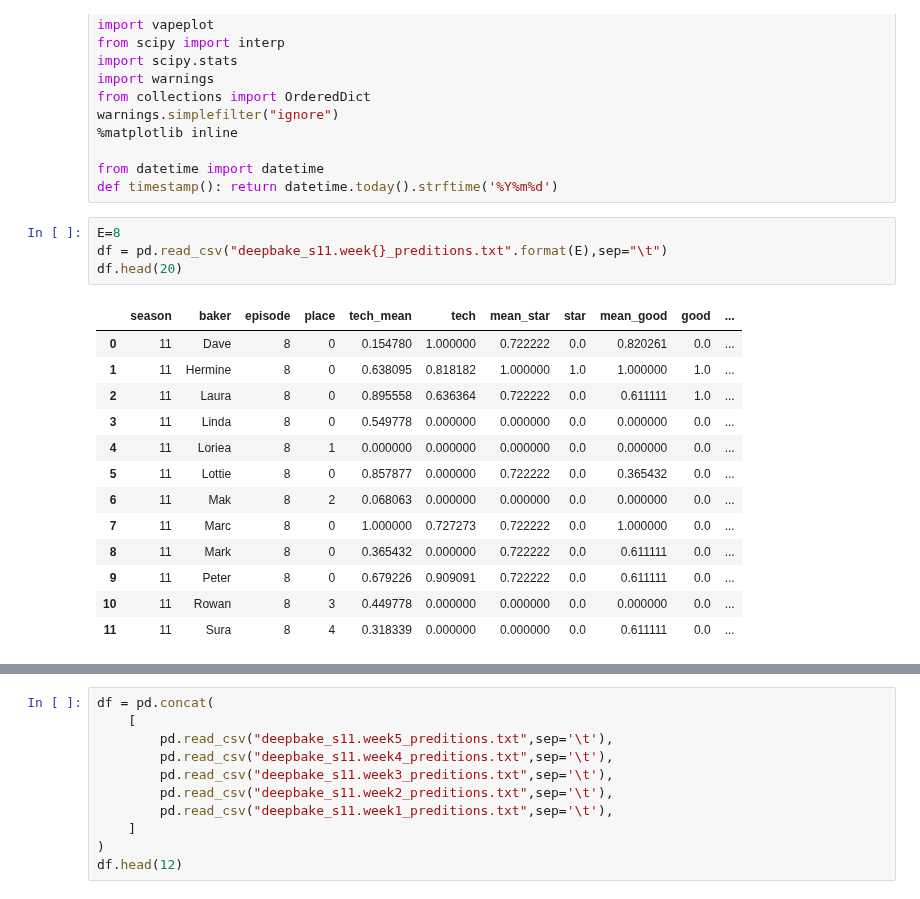
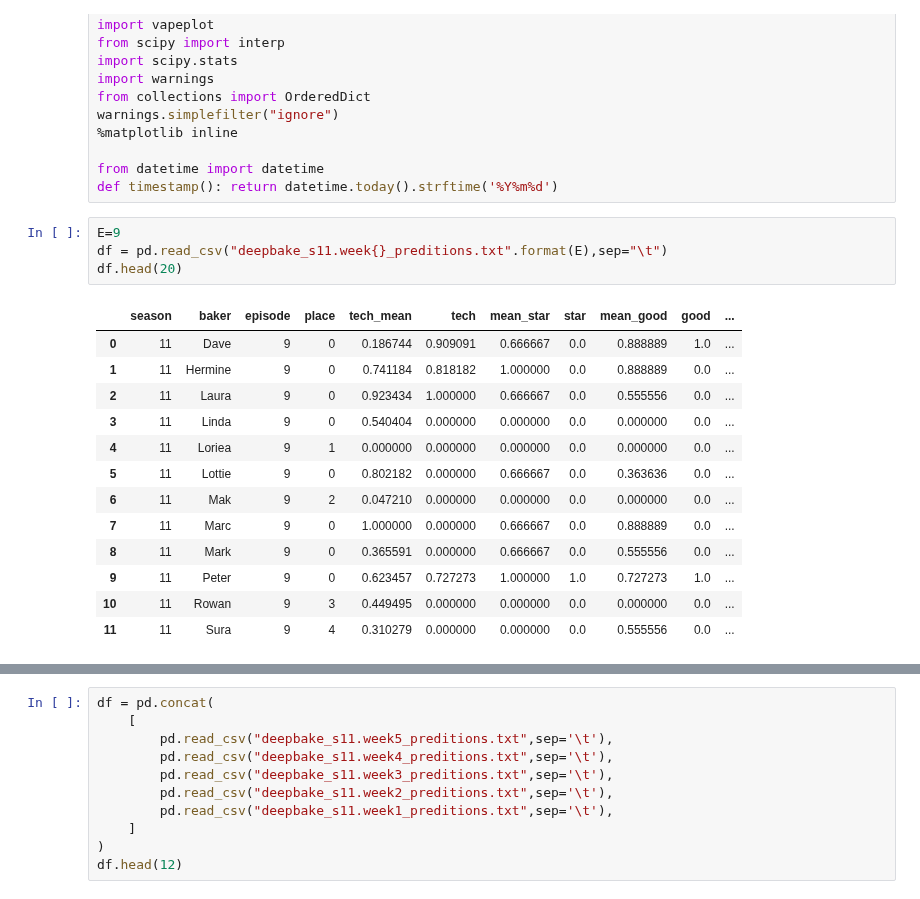
Before and after one commit to dantaki/DeepBake, a Jupyter notebook: NOTEBOOKS/S11/running_predictions_plots.ipynb, the cells around one changed output, grey strips where cells are left out. Saved outputs shown, nothing was run; the diff lists cells and outputs as text.

```diff
--- a/NOTEBOOKS/S11/running_predictions_plots.ipynb
+++ b/NOTEBOOKS/S11/running_predictions_plots.ipynb
@@ -14,23 +14,23 @@ warnings.simplefilter("ignore")
 from datetime import datetime
 def timestamp(): return datetime.today().strftime('%Y%m%d')
 # %%
-E=8
+E=9
 df = pd.read_csv("deepbake_s11.week{}_preditions.txt".format(E),sep="\t")
 df.head(20)
 # %% [output]
 |  | season | baker | episode | place | tech_mean | tech | mean_star | star | mean_good | good | ... |
-| 0 | 11 | Dave | 8 | 0 | 0.154780 | 1.000000 | 0.722222 | 0.0 | 0.820261 | 0.0 | ... |
-| 1 | 11 | Hermine | 8 | 0 | 0.638095 | 0.818182 | 1.000000 | 1.0 | 1.000000 | 1.0 | ... |
-| 2 | 11 | Laura | 8 | 0 | 0.895558 | 0.636364 | 0.722222 | 0.0 | 0.611111 | 1.0 | ... |
-| 3 | 11 | Linda | 8 | 0 | 0.549778 | 0.000000 | 0.000000 | 0.0 | 0.000000 | 0.0 | ... |
-| 4 | 11 | Loriea | 8 | 1 | 0.000000 | 0.000000 | 0.000000 | 0.0 | 0.000000 | 0.0 | ... |
-| 5 | 11 | Lottie | 8 | 0 | 0.857877 | 0.000000 | 0.722222 | 0.0 | 0.365432 | 0.0 | ... |
-| 6 | 11 | Mak | 8 | 2 | 0.068063 | 0.000000 | 0.000000 | 0.0 | 0.000000 | 0.0 | ... |
-| 7 | 11 | Marc | 8 | 0 | 1.000000 | 0.727273 | 0.722222 | 0.0 | 1.000000 | 0.0 | ... |
-| 8 | 11 | Mark | 8 | 0 | 0.365432 | 0.000000 | 0.722222 | 0.0 | 0.611111 | 0.0 | ... |
-| 9 | 11 | Peter | 8 | 0 | 0.679226 | 0.909091 | 0.722222 | 0.0 | 0.611111 | 0.0 | ... |
-| 10 | 11 | Rowan | 8 | 3 | 0.449778 | 0.000000 | 0.000000 | 0.0 | 0.000000 | 0.0 | ... |
-| 11 | 11 | Sura | 8 | 4 | 0.318339 | 0.000000 | 0.000000 | 0.0 | 0.611111 | 0.0 | ... |
+| 0 | 11 | Dave | 9 | 0 | 0.186744 | 0.909091 | 0.666667 | 0.0 | 0.888889 | 1.0 | ... |
+| 1 | 11 | Hermine | 9 | 0 | 0.741184 | 0.818182 | 1.000000 | 0.0 | 0.888889 | 0.0 | ... |
+| 2 | 11 | Laura | 9 | 0 | 0.923434 | 1.000000 | 0.666667 | 0.0 | 0.555556 | 0.0 | ... |
+| 3 | 11 | Linda | 9 | 0 | 0.540404 | 0.000000 | 0.000000 | 0.0 | 0.000000 | 0.0 | ... |
+| 4 | 11 | Loriea | 9 | 1 | 0.000000 | 0.000000 | 0.000000 | 0.0 | 0.000000 | 0.0 | ... |
+| 5 | 11 | Lottie | 9 | 0 | 0.802182 | 0.000000 | 0.666667 | 0.0 | 0.363636 | 0.0 | ... |
+| 6 | 11 | Mak | 9 | 2 | 0.047210 | 0.000000 | 0.000000 | 0.0 | 0.000000 | 0.0 | ... |
+| 7 | 11 | Marc | 9 | 0 | 1.000000 | 0.000000 | 0.666667 | 0.0 | 0.888889 | 0.0 | ... |
+| 8 | 11 | Mark | 9 | 0 | 0.365591 | 0.000000 | 0.666667 | 0.0 | 0.555556 | 0.0 | ... |
+| 9 | 11 | Peter | 9 | 0 | 0.623457 | 0.727273 | 1.000000 | 1.0 | 0.727273 | 1.0 | ... |
+| 10 | 11 | Rowan | 9 | 3 | 0.449495 | 0.000000 | 0.000000 | 0.0 | 0.000000 | 0.0 | ... |
+| 11 | 11 | Sura | 9 | 4 | 0.310279 | 0.000000 | 0.000000 | 0.0 | 0.555556 | 0.0 | ... |
 # %%
 pred = ['finalist','top3','thirdforth','fifthseventh','bottom']
 labs = ['Winner','Finalist','Week9-8','Week7-5','Week4-1']
```
Also changed, not shown: parts of 1 cell of this notebook, 23 other files.
